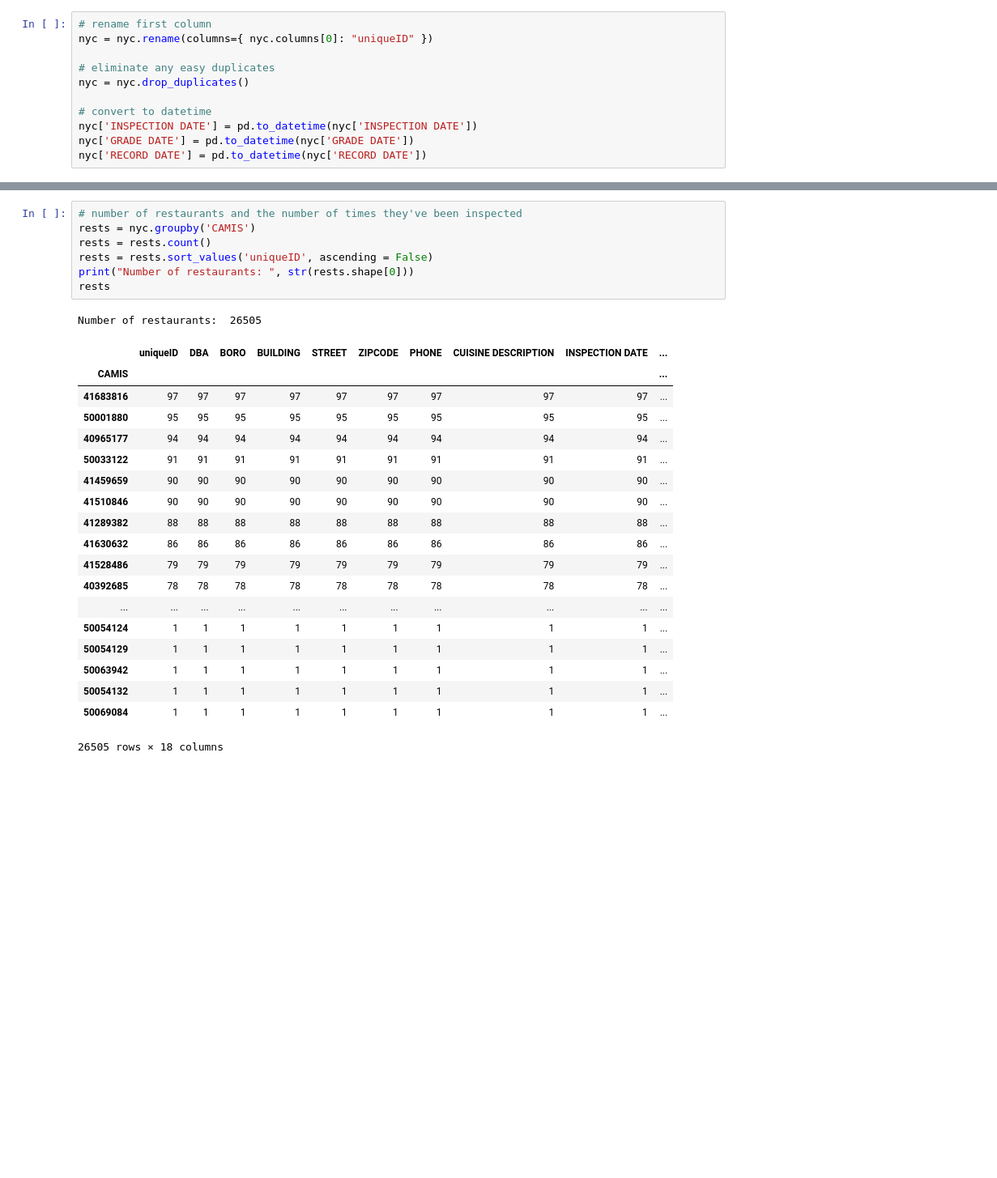
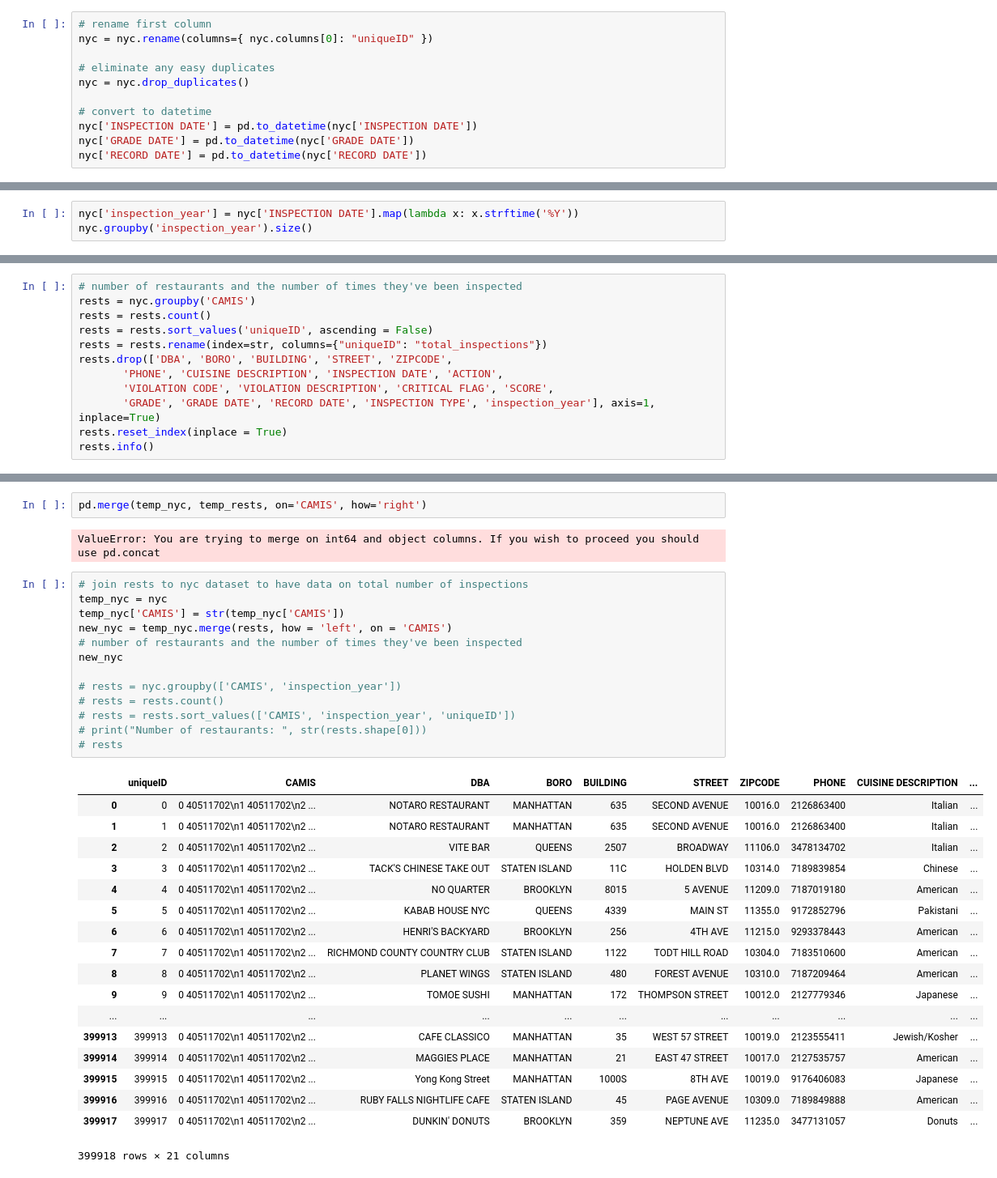
Before and after one commit to mishoptera/nyc_restaurants, a Jupyter notebook: eda_dataset.ipynb, the cells around one changed output, grey strips where cells are left out. Shown at 81% size. Drawn from its saved outputs; the diff is of its cells as text; blank space fills up the shorter version.

Commit message:
wasted too much time on a join git push origin master

```diff
--- a/eda_dataset.ipynb
+++ b/eda_dataset.ipynb
@@ -87,0 +87,3 @@ TypeError: Only valid with DatetimeIndex, TimedeltaIndex or PeriodIndex, but got
+# %%
+nyc['inspection_year'] = nyc['INSPECTION DATE'].map(lambda x: x.strftime('%Y'))
+nyc.groupby('inspection_year').size()
@@ -87,0 +101,12 @@ TypeError: Only valid with DatetimeIndex, TimedeltaIndex or PeriodIndex, but got
+# %%
+# number of restaurants and the number of times they've been inspected
+rests = nyc.groupby('CAMIS')
+rests = rests.count()
+rests = rests.sort_values('uniqueID', ascending = False)
+rests = rests.rename(index=str, columns={"uniqueID": "total_inspections"})
+rests.drop(['DBA', 'BORO', 'BUILDING', 'STREET', 'ZIPCODE',
+       'PHONE', 'CUISINE DESCRIPTION', 'INSPECTION DATE', 'ACTION',
+       'VIOLATION CODE', 'VIOLATION DESCRIPTION', 'CRITICAL FLAG', 'SCORE',
+       'GRADE', 'GRADE DATE', 'RECORD DATE', 'INSPECTION TYPE', 'inspection_year'], axis=1, inplace=True)
+rests.reset_index(inplace = True)
+rests.info()
@@ -88,28 +143,36 @@ TypeError: Only valid with DatetimeIndex, TimedeltaIndex or PeriodIndex, but got
+# %%
+pd.merge(temp_nyc, temp_rests, on='CAMIS', how='right')
+# %% [output]
+ValueError: You are trying to merge on int64 and object columns. If you wish to proceed you should use pd.concat
 # %%
+# join rests to nyc dataset to have data on total number of inspections
+temp_nyc = nyc
+temp_nyc['CAMIS'] = str(temp_nyc['CAMIS'])
+new_nyc = temp_nyc.merge(rests, how = 'left', on = 'CAMIS')
 # number of restaurants and the number of times they've been inspected
-rests = nyc.groupby('CAMIS')
-rests = rests.count()
-rests = rests.sort_values('uniqueID', ascending = False)
-print("Number of restaurants: ", str(rests.shape[0]))
-rests
+new_nyc
+
+# rests = nyc.groupby(['CAMIS', 'inspection_year'])
+# rests = rests.count()
+# rests = rests.sort_values(['CAMIS', 'inspection_year', 'uniqueID'])
+# print("Number of restaurants: ", str(rests.shape[0]))
+# rests
 # %% [output]
+|  | uniqueID | CAMIS | DBA | BORO | BUILDING | STREET | ZIPCODE | PHONE | CUISINE DESCRIPTION | ... |
+| 0 | 0 | 0 40511702\n1 40511702\n2 ... | NOTARO RESTAURANT | MANHATTAN | 635 | SECOND AVENUE | 10016.0 | 2126863400 | Italian | ... |
+| 1 | 1 | 0 40511702\n1 40511702\n2 ... | NOTARO RESTAURANT | MANHATTAN | 635 | SECOND AVENUE | 10016.0 | 2126863400 | Italian | ... |
+| 2 | 2 | 0 40511702\n1 40511702\n2 ... | VITE BAR | QUEENS | 2507 | BROADWAY | 11106.0 | 3478134702 | Italian | ... |
+| 3 | 3 | 0 40511702\n1 40511702\n2 ... | TACK'S CHINESE TAKE OUT | STATEN ISLAND | 11C | HOLDEN BLVD | 10314.0 | 7189839854 | Chinese | ... |
+| 4 | 4 | 0 40511702\n1 40511702\n2 ... | NO QUARTER | BROOKLYN | 8015 | 5 AVENUE | 11209.0 | 7187019180 | American | ... |
+| 5 | 5 | 0 40511702\n1 40511702\n2 ... | KABAB HOUSE NYC | QUEENS | 4339 | MAIN ST | 11355.0 | 9172852796 | Pakistani | ... |
+| 6 | 6 | 0 40511702\n1 40511702\n2 ... | HENRI'S BACKYARD | BROOKLYN | 256 | 4TH AVE | 11215.0 | 9293378443 | American | ... |
+| 7 | 7 | 0 40511702\n1 40511702\n2 ... | RICHMOND COUNTY COUNTRY CLUB | STATEN ISLAND | 1122 | TODT HILL ROAD | 10304.0 | 7183510600 | American | ... |
+| 8 | 8 | 0 40511702\n1 40511702\n2 ... | PLANET WINGS | STATEN ISLAND | 480 | FOREST AVENUE | 10310.0 | 7187209464 | American | ... |
+| 9 | 9 | 0 40511702\n1 40511702\n2 ... | TOMOE SUSHI | MANHATTAN | 172 | THOMPSON STREET | 10012.0 | 2127779346 | Japanese | ... |
+| ... | ... | ... | ... | ... | ... | ... | ... | ... | ... | ... |
+| 399913 | 399913 | 0 40511702\n1 40511702\n2 ... | CAFE CLASSICO | MANHATTAN | 35 | WEST 57 STREET | 10019.0 | 2123555411 | Jewish/Kosher | ... |
+| 399914 | 399914 | 0 40511702\n1 40511702\n2 ... | MAGGIES PLACE | MANHATTAN | 21 | EAST 47 STREET | 10017.0 | 2127535757 | American | ... |
+| 399915 | 399915 | 0 40511702\n1 40511702\n2 ... | Yong Kong Street | MANHATTAN | 1000S | 8TH AVE | 10019.0 | 9176406083 | Japanese | ... |
+| 399916 | 399916 | 0 40511702\n1 40511702\n2 ... | RUBY FALLS NIGHTLIFE CAFE | STATEN ISLAND | 45 | PAGE AVENUE | 10309.0 | 7189849888 | American | ... |
+| 399917 | 399917 | 0 40511702\n1 40511702\n2 ... | DUNKIN' DONUTS | BROOKLYN | 359 | NEPTUNE AVE | 11235.0 | 3477131057 | Donuts | ... |
-Number of restaurants:  26505
+399918 rows × 21 columns
-|  | uniqueID | DBA | BORO | BUILDING | STREET | ZIPCODE | PHONE | CUISINE DESCRIPTION | INSPECTION DATE | ... |
-| CAMIS |  |  |  |  |  |  |  |  |  | ... |
-| 41683816 | 97 | 97 | 97 | 97 | 97 | 97 | 97 | 97 | 97 | ... |
-| 50001880 | 95 | 95 | 95 | 95 | 95 | 95 | 95 | 95 | 95 | ... |
-| 40965177 | 94 | 94 | 94 | 94 | 94 | 94 | 94 | 94 | 94 | ... |
-| 50033122 | 91 | 91 | 91 | 91 | 91 | 91 | 91 | 91 | 91 | ... |
-| 41459659 | 90 | 90 | 90 | 90 | 90 | 90 | 90 | 90 | 90 | ... |
-| 41510846 | 90 | 90 | 90 | 90 | 90 | 90 | 90 | 90 | 90 | ... |
-| 41289382 | 88 | 88 | 88 | 88 | 88 | 88 | 88 | 88 | 88 | ... |
-| 41630632 | 86 | 86 | 86 | 86 | 86 | 86 | 86 | 86 | 86 | ... |
-| 41528486 | 79 | 79 | 79 | 79 | 79 | 79 | 79 | 79 | 79 | ... |
-| 40392685 | 78 | 78 | 78 | 78 | 78 | 78 | 78 | 78 | 78 | ... |
-| ... | ... | ... | ... | ... | ... | ... | ... | ... | ... | ... |
-| 50054124 | 1 | 1 | 1 | 1 | 1 | 1 | 1 | 1 | 1 | ... |
-| 50054129 | 1 | 1 | 1 | 1 | 1 | 1 | 1 | 1 | 1 | ... |
-| 50063942 | 1 | 1 | 1 | 1 | 1 | 1 | 1 | 1 | 1 | ... |
-| 50054132 | 1 | 1 | 1 | 1 | 1 | 1 | 1 | 1 | 1 | ... |
-| 50069084 | 1 | 1 | 1 | 1 | 1 | 1 | 1 | 1 | 1 | ... |
-26505 rows × 18 columns
```
Also changed, not shown: parts of 16 cells of this notebook.
